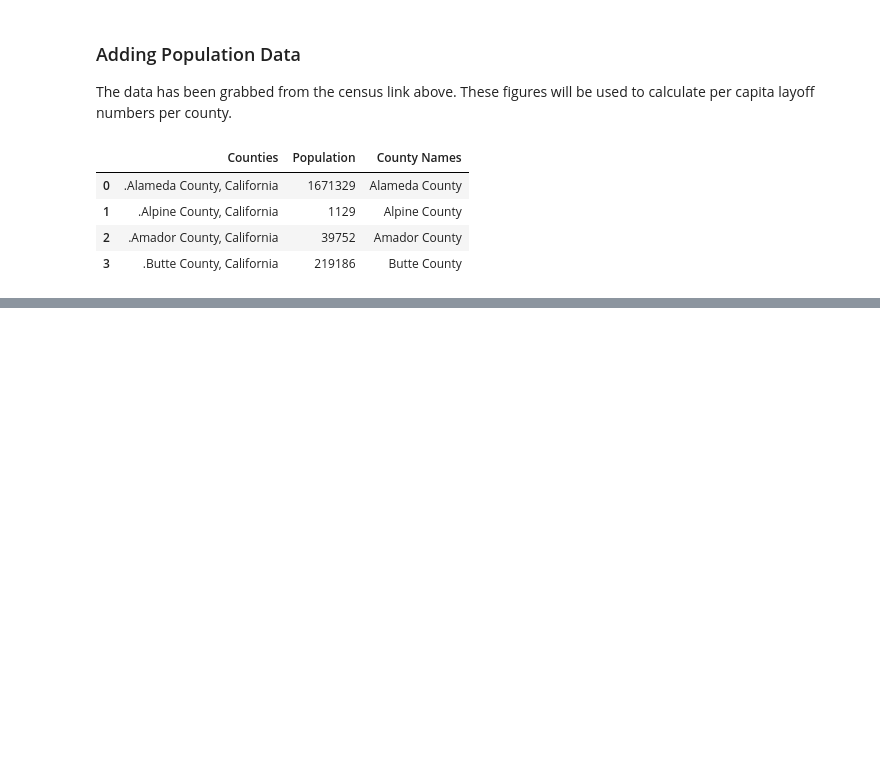
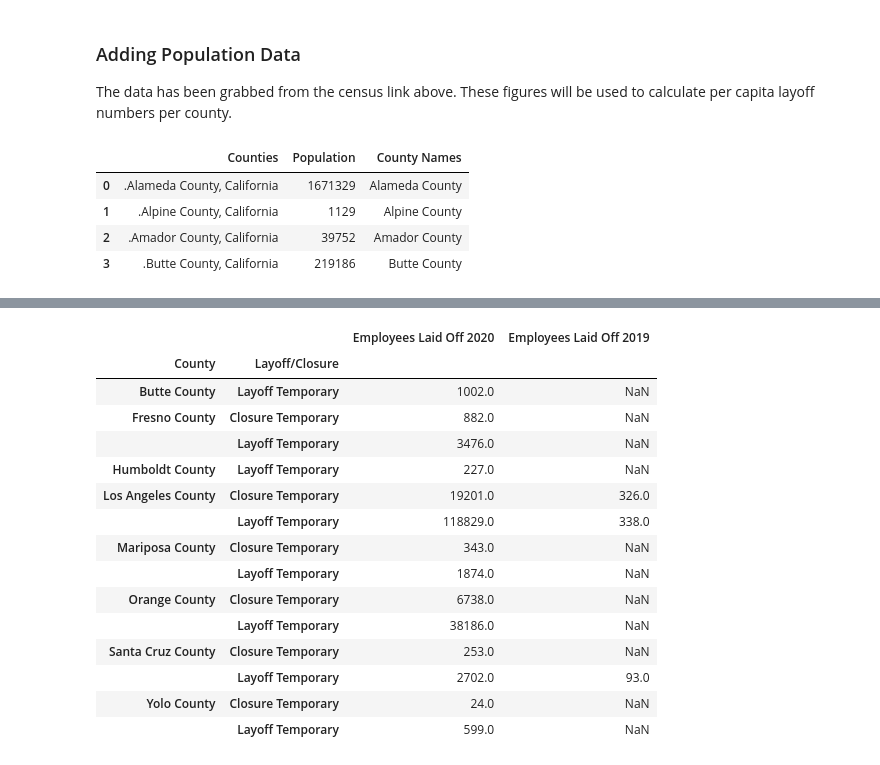
Before and after one commit to biglocalnews/WARN_Cali_analysis, a Jupyter notebook: hardest_hit/draft3_hard_hit_clean.ipynb, the cells around one changed output, grey strips where cells are left out. Cells and saved outputs as stored; diff of their text form; code cells hidden in the pictures; blank space fills up the shorter version.

```diff
--- a/hardest_hit/draft3_hard_hit_clean.ipynb
+++ b/hardest_hit/draft3_hard_hit_clean.ipynb
@@ -179,0 +480,4 @@ cali_population.head(4)
+# %%
+layoff_closure_list_perm = ['layoff permanent', 'closure permanent']
+layoff_closure_list_temp = ['layoff temporary', 'closure temporary']
+counties_list = ['Butte County', 'Santa Cruz County', 'Yolo County', 'Orange County', 'Los Angeles County', 'Humboldt County', 'Fresno County', 'Mariposa County']
@@ -179,0 +528,6 @@ cali_population.head(4)
+# %%
+high_rent_burden_20_tmp = cali_2020_info[cali_2020_info['County'].isin(counties_list)]
+high_rent_burden_20_tmp = high_rent_burden_20_tmp[high_rent_burden_20_tmp['Layoff/Closure clean'].isin(layoff_closure_list_temp)]
+high_rent_burden_20_tmp = high_rent_burden_20_tmp[['County','Layoff/Closure','Employees']]
+high_rent_burden_20_tmp = high_rent_burden_20_tmp.groupby(['County','Layoff/Closure']).sum()
+high_rent_burden_20_tmp.reset_index('Layoff/Closure')
@@ -179,0 +551,6 @@ cali_population.head(4)
+# %%
+high_rent_burden_19_tmp = cali_2019_info[cali_2019_info['County'].isin(counties_list)]
+high_rent_burden_19_tmp = high_rent_burden_19_tmp[high_rent_burden_19_tmp['Layoff/Closure clean'].isin(layoff_closure_list_temp)]
+high_rent_burden_19_tmp = high_rent_burden_19_tmp[['County','Layoff/Closure','Employees']]
+high_rent_burden_19_tmp = high_rent_burden_19_tmp.groupby(['County','Layoff/Closure']).sum()
+high_rent_burden_19_tmp.reset_index('Layoff/Closure')
@@ -179,0 +564,22 @@ cali_population.head(4)
+# %%
+temp_job_loss = pd.merge(high_rent_burden_20_tmp, high_rent_burden_19_tmp, how='left', left_on=["County", "Layoff/Closure"], right_on=["County", "Layoff/Closure"])
+temp_job_loss.rename(columns={'Employees_x':'Employees Laid Off 2020', 'Employees_y':'Employees Laid Off 2019'}, inplace=True)
+# %%
+temp_job_loss
+# %% [output]
+|  |  | Employees Laid Off 2020 | Employees Laid Off 2019 |
+| County | Layoff/Closure |  |  |
+| Butte County | Layoff Temporary | 1002.0 | NaN |
+| Fresno County | Closure Temporary | 882.0 | NaN |
+|  | Layoff Temporary | 3476.0 | NaN |
+| Humboldt County | Layoff Temporary | 227.0 | NaN |
+| Los Angeles County | Closure Temporary | 19201.0 | 326.0 |
+|  | Layoff Temporary | 118829.0 | 338.0 |
+| Mariposa County | Closure Temporary | 343.0 | NaN |
+|  | Layoff Temporary | 1874.0 | NaN |
+| Orange County | Closure Temporary | 6738.0 | NaN |
+|  | Layoff Temporary | 38186.0 | NaN |
+| Santa Cruz County | Closure Temporary | 253.0 | NaN |
+|  | Layoff Temporary | 2702.0 | 93.0 |
+| Yolo County | Closure Temporary | 24.0 | NaN |
+|  | Layoff Temporary | 599.0 | NaN |
```
Also changed, not shown: parts of 36 cells of this notebook, 1 other file.
